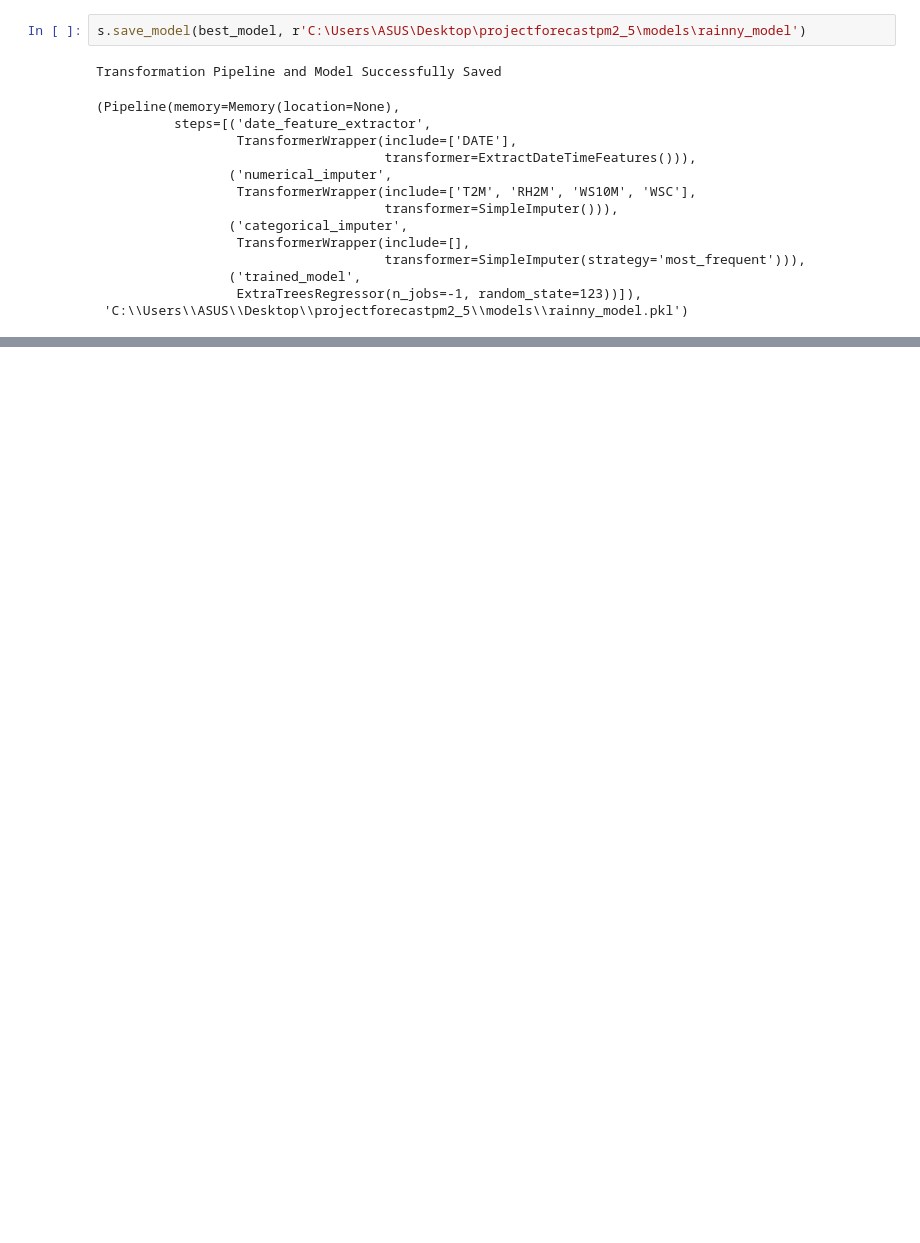
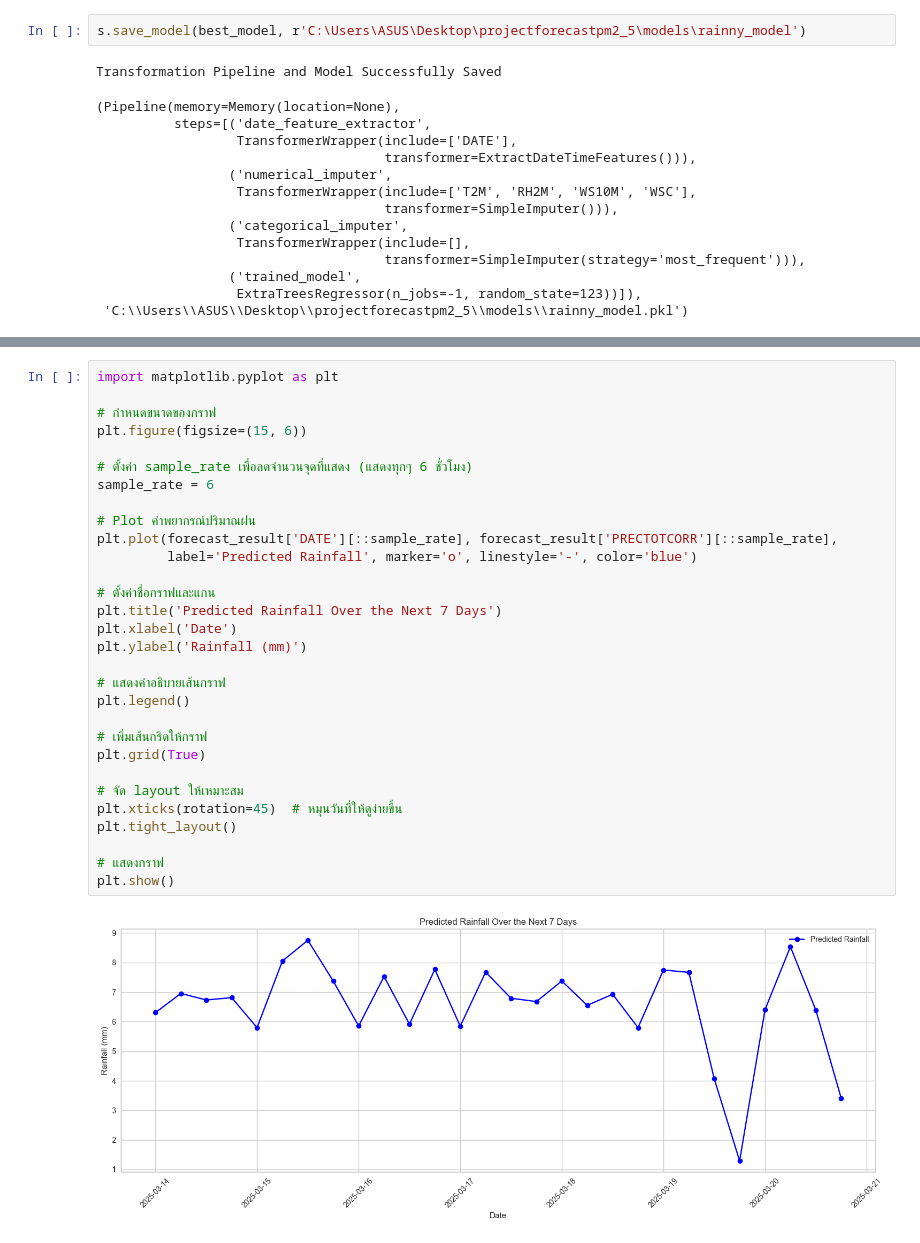
Before and after one commit to chetod/DustyVision-PM2.5, a Jupyter notebook: scripts/rainnymodel.ipynb, the cells around one changed output, grey strips where cells are left out. Cells and saved outputs as stored; diff of their text form; blank space fills up the shorter version.

```diff
--- a/scripts/rainnymodel.ipynb
+++ b/scripts/rainnymodel.ipynb
@@ -245,2 +270,34 @@ Transformation Pipeline and Model Successfully Loaded
 
 [168 rows x 6 columns]
+# %%
+import matplotlib.pyplot as plt
+
+# กำหนดขนาดของกราฟ
+plt.figure(figsize=(15, 6))
+
+# ตั้งค่า sample_rate เพื่อลดจำนวนจุดที่แสดง (แสดงทุกๆ 6 ชั่วโมง)
+sample_rate = 6
+
+# Plot ค่าพยากรณ์ปริมาณฝน
+plt.plot(forecast_result['DATE'][::sample_rate], forecast_result['PRECTOTCORR'][::sample_rate],
+         label='Predicted Rainfall', marker='o', linestyle='-', color='blue')
+
+# ตั้งค่าชื่อกราฟและแกน
+plt.title('Predicted Rainfall Over the Next 7 Days')
+plt.xlabel('Date')
+plt.ylabel('Rainfall (mm)')
+
+# แสดงคำอธิบายเส้นกราฟ
+plt.legend()
+
+# เพิ่มเส้นกริดให้กราฟ
+plt.grid(True)
+
+# จัด layout ให้เหมาะสม
+plt.xticks(rotation=45)  # หมุนวันที่ให้ดูง่ายขึ้น
+plt.tight_layout()
+
+# แสดงกราฟ
+plt.show()
+# %% [output]
+[figure, added]
```
Also changed, not shown: parts of 6 cells of this notebook, 2 other files.
